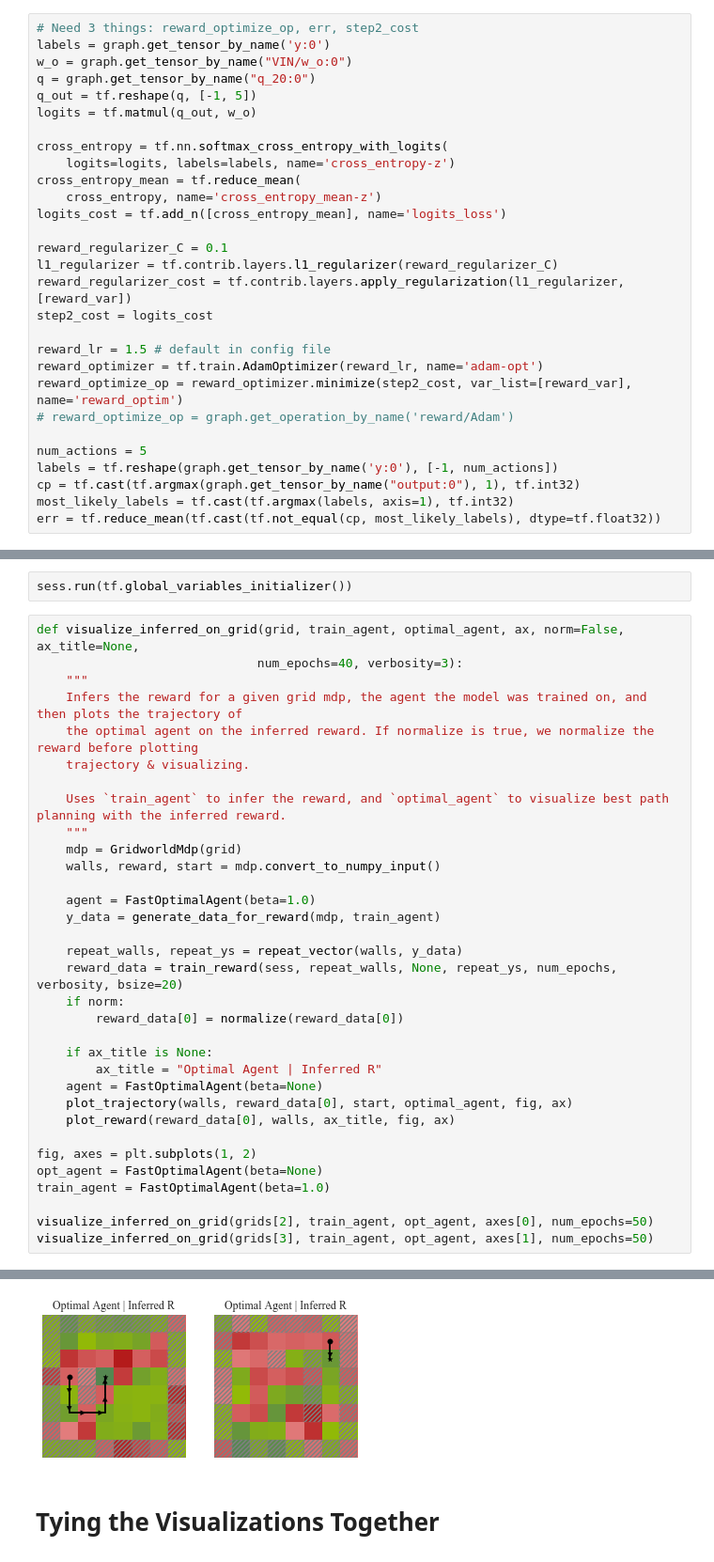
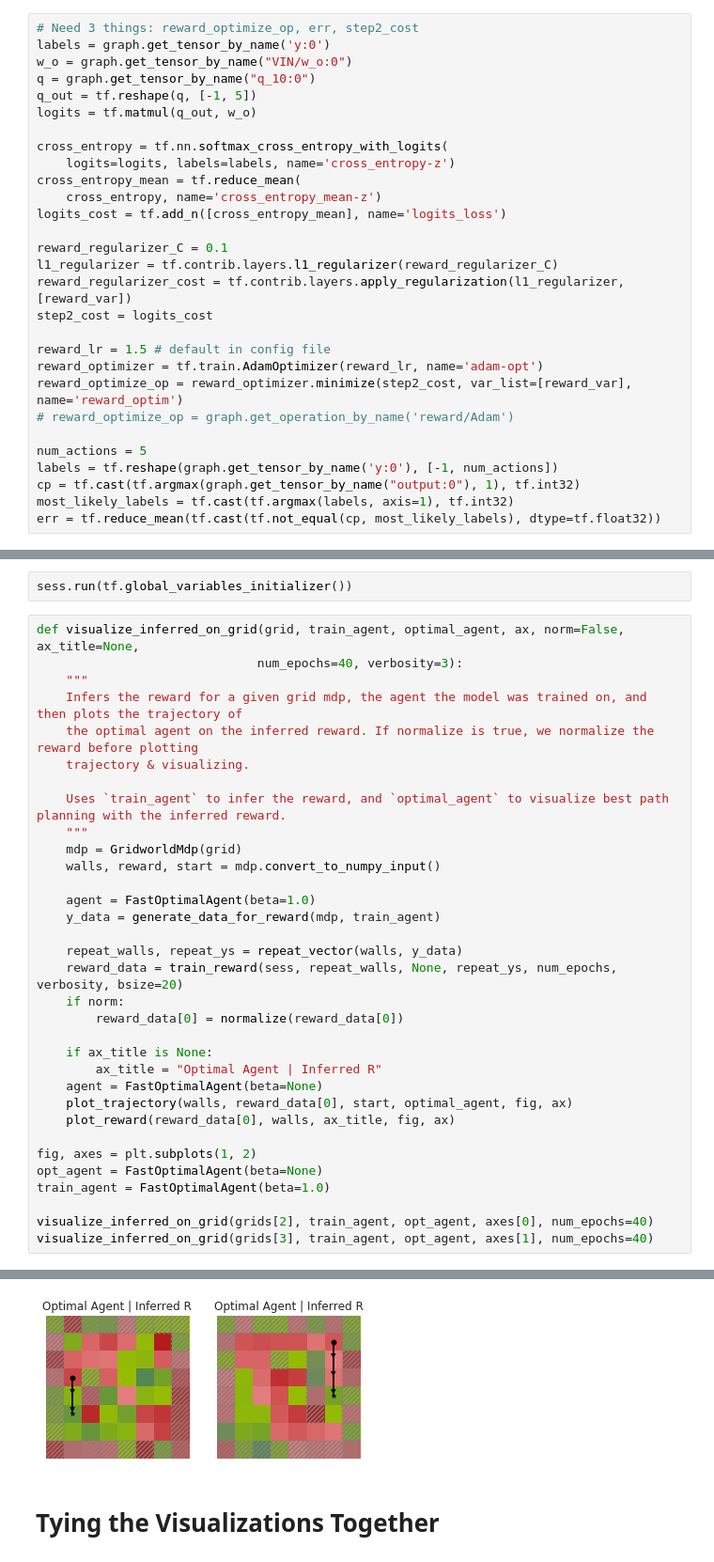
Before and after one commit to HumanCompatibleAI/learning_biases, a Jupyter notebook: Plotting Value Heat Map.ipynb, the cells around one changed output, grey strips where cells are left out. Shown at 94% size. Saved outputs shown, nothing was run; the diff lists cells and outputs as text.

Commit message:
[+] add some plots

```diff
--- a/Plotting Value Heat Map.ipynb
+++ b/Plotting Value Heat Map.ipynb
@@ -50,7 +78,7 @@ for v in tfvars:
 # Need 3 things: reward_optimize_op, err, step2_cost
 labels = graph.get_tensor_by_name('y:0')
 w_o = graph.get_tensor_by_name("VIN/w_o:0")
-q = graph.get_tensor_by_name("q_20:0")
+q = graph.get_tensor_by_name("q_10:0")
 q_out = tf.reshape(q, [-1, 5])
 logits = tf.matmul(q_out, w_o)
 
@@ -387,8 +409,8 @@ fig, axes = plt.subplots(1, 2)
 opt_agent = FastOptimalAgent(beta=None)
 train_agent = FastOptimalAgent(beta=1.0)
 
-visualize_inferred_on_grid(grids[2], train_agent, opt_agent, axes[0], num_epochs=50)
-visualize_inferred_on_grid(grids[3], train_agent, opt_agent, axes[1], num_epochs=50)
+visualize_inferred_on_grid(grids[2], train_agent, opt_agent, axes[0], num_epochs=40)
+visualize_inferred_on_grid(grids[3], train_agent, opt_agent, axes[1], num_epochs=40)
 # %% [output]
  Iteration | Train Cost |  Train Err |  Iter Time
 Batch 0 of 1
@@ -410,4 +432,4 @@ Batch 0 of 1
-[figure, old version]
+[figure, new version]
 # %% [markdown]
 # Tying the Visualizations Together
 # %%
```
Also changed, not shown: parts of 12 cells of this notebook, 1 other file.
